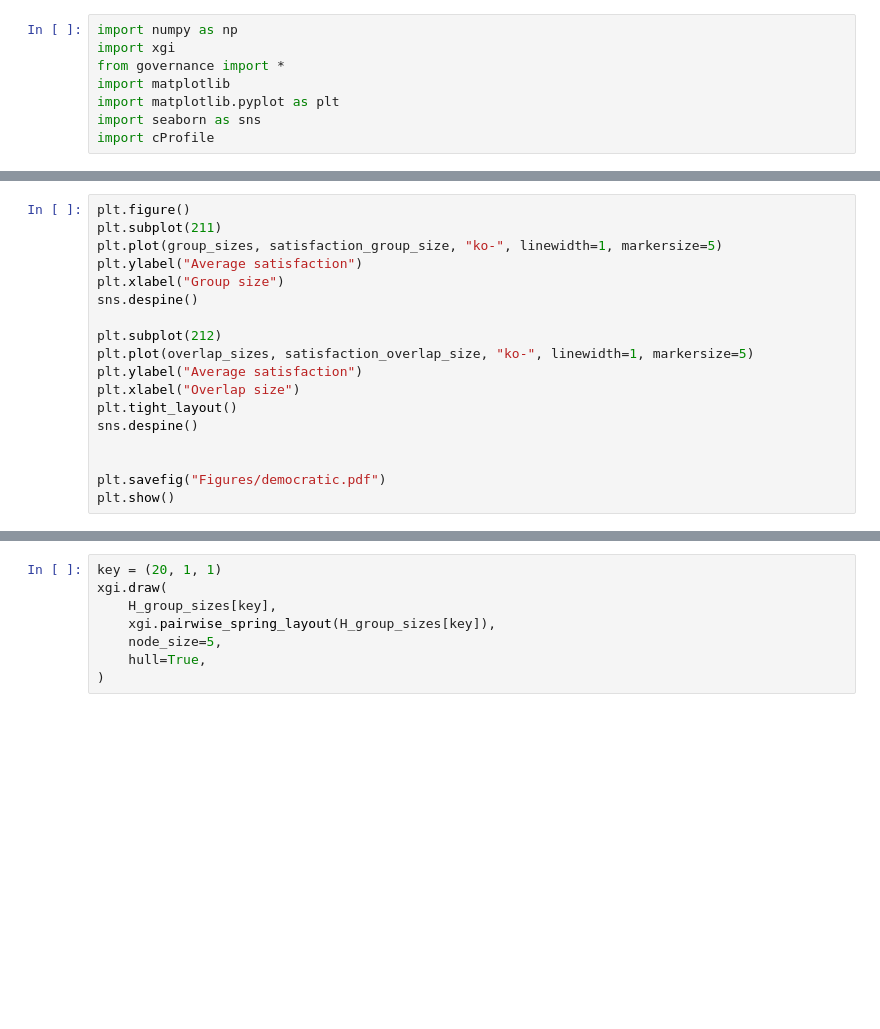
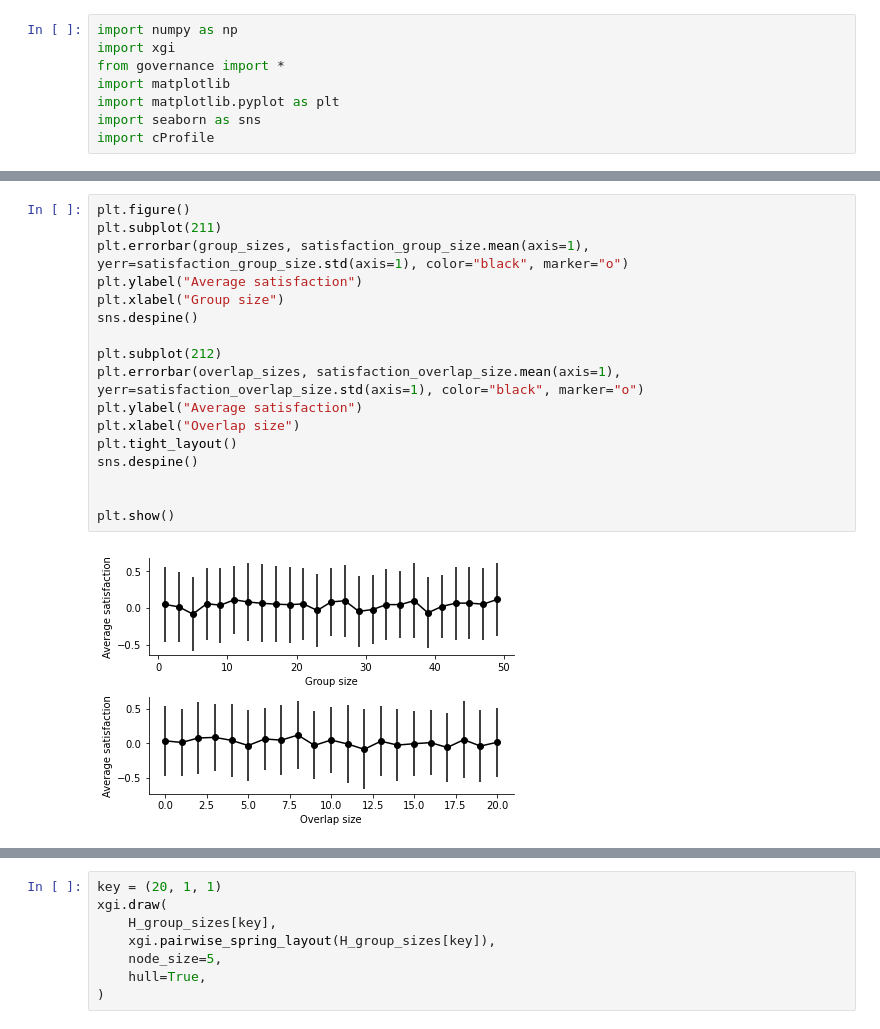
Before and after one commit to nwlandry/governance, a Jupyter notebook: generate_figures.ipynb, the cells around one changed output, grey strips where cells are left out. Cells and saved outputs as stored; diff of their text form; blank space fills up the shorter version.

```diff
--- a/generate_figures.ipynb
+++ b/generate_figures.ipynb
@@ -216,21 +227,22 @@ for i in range(len(overlap_sizes)):
 # %%
 plt.figure()
 plt.subplot(211)
-plt.plot(group_sizes, satisfaction_group_size, "ko-", linewidth=1, markersize=5)
+plt.errorbar(group_sizes, satisfaction_group_size.mean(axis=1), yerr=satisfaction_group_size.std(axis=1), color="black", marker="o")
 plt.ylabel("Average satisfaction")
 plt.xlabel("Group size")
 sns.despine()
 
 plt.subplot(212)
-plt.plot(overlap_sizes, satisfaction_overlap_size, "ko-", linewidth=1, markersize=5)
+plt.errorbar(overlap_sizes, satisfaction_overlap_size.mean(axis=1), yerr=satisfaction_overlap_size.std(axis=1), color="black", marker="o")
 plt.ylabel("Average satisfaction")
 plt.xlabel("Overlap size")
 plt.tight_layout()
 sns.despine()
 
 
-plt.savefig("Figures/democratic.pdf")
 plt.show()
+# %% [output]
+[figure, added]
 # %%
 plt.figure()
 plt.subplot(211)
```
Also changed, not shown: parts of 12 cells of this notebook, 38 other files.
